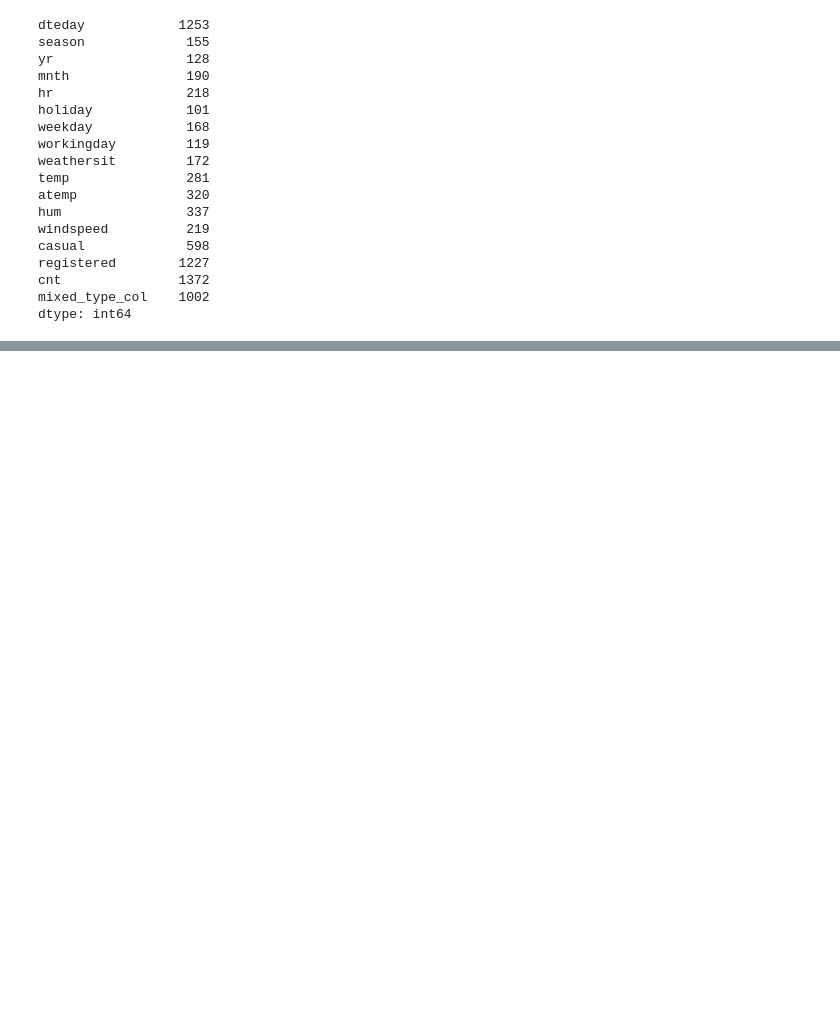
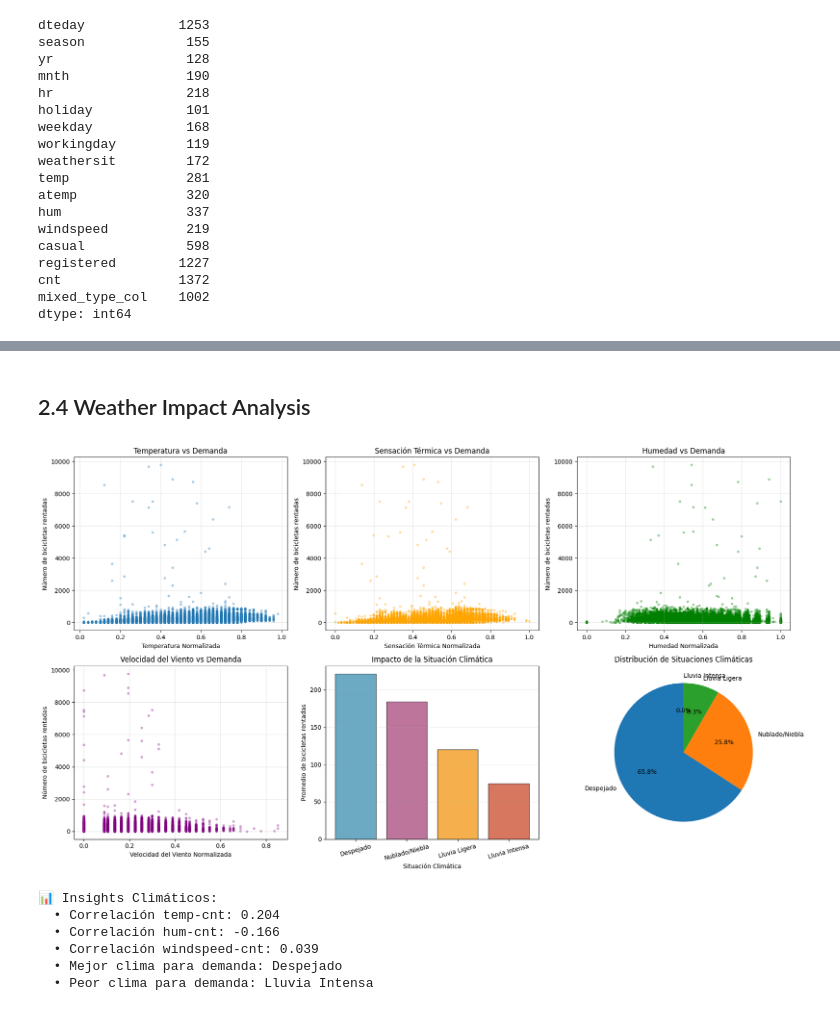
Before and after one commit to Isaac1606/mlops-team-61-project, a Jupyter notebook: notebooks/notebook.ipynb, the cells around one changed output, grey strips where cells are left out. Cells and saved outputs as stored; diff of their text form; code cells hidden in the pictures; blank space fills up the shorter version.

```diff
--- a/notebooks/notebook.ipynb
+++ b/notebooks/notebook.ipynb
@@ -141,0 +662,69 @@ dtype: int64
+# %% [markdown]
+## 2.4 Weather Impact Analysis
+# %%
+# Análisis del impacto del clima en la demanda
+fig, axes = plt.subplots(2, 3, figsize=(18, 10))
+
+# Temperatura vs Demanda
+axes[0, 0].scatter(df_clean['temp'], df_clean['cnt'], alpha=0.3, s=10)
+axes[0, 0].set_xlabel('Temperatura Normalizada')
+axes[0, 0].set_ylabel('Número de bicicletas rentadas')
+axes[0, 0].set_title('Temperatura vs Demanda')
+axes[0, 0].grid(True, alpha=0.3)
+
+# Sensación térmica vs Demanda
+axes[0, 1].scatter(df_clean['atemp'], df_clean['cnt'], alpha=0.3, s=10, color='orange')
+axes[0, 1].set_xlabel('Sensación Térmica Normalizada')
+axes[0, 1].set_ylabel('Número de bicicletas rentadas')
+axes[0, 1].set_title('Sensación Térmica vs Demanda')
+axes[0, 1].grid(True, alpha=0.3)
+
+# Humedad vs Demanda
+axes[0, 2].scatter(df_clean['hum'], df_clean['cnt'], alpha=0.3, s=10, color='green')
+axes[0, 2].set_xlabel('Humedad Normalizada')
+axes[0, 2].set_ylabel('Número de bicicletas rentadas')
+axes[0, 2].set_title('Humedad vs Demanda')
+axes[0, 2].grid(True, alpha=0.3)
+
+# Velocidad del viento vs Demanda
+axes[1, 0].scatter(df_clean['windspeed'], df_clean['cnt'], alpha=0.3, s=10, color='purple')
+axes[1, 0].set_xlabel('Velocidad del Viento Normalizada')
+axes[1, 0].set_ylabel('Número de bicicletas rentadas')
+axes[1, 0].set_title('Velocidad del Viento vs Demanda')
+axes[1, 0].grid(True, alpha=0.3)
+
+# Situación climática (categórica)
+weather_avg = df_clean.groupby('weathersit')['cnt'].mean().reset_index()
+weather_labels = {1: 'Despejado', 2: 'Nublado/Niebla', 3: 'Lluvia Ligera', 4: 'Lluvia Intensa'}
+weather_avg['weather_label'] = weather_avg['weathersit'].map(weather_labels)
+axes[1, 1].bar(weather_avg['weather_label'], weather_avg['cnt'],
+               alpha=0.7, edgecolor='black', color=['#2E86AB', '#A23B72', '#F18F01', '#C73E1D'])
+axes[1, 1].set_xlabel('Situación Climática')
+axes[1, 1].set_ylabel('Promedio de bicicletas rentadas')
+axes[1, 1].set_title('Impacto de la Situación Climática')
+axes[1, 1].tick_params(axis='x', rotation=15)
+axes[1, 1].grid(True, alpha=0.3, axis='y')
+
+# Distribución de situaciones climáticas
+weather_dist = df_clean['weathersit'].value_counts().sort_index()
+weather_dist.index = weather_dist.index.map(weather_labels)
+axes[1, 2].pie(weather_dist.values, labels=weather_dist.index, autopct='%1.1f%%', startangle=90)
+axes[1, 2].set_title('Distribución de Situaciones Climáticas')
+
+plt.tight_layout()
+plt.show()
+
+print("\n📊 Insights Climáticos:")
+print(f"  • Correlación temp-cnt: {df_clean['temp'].corr(df_clean['cnt']):.3f}")
+print(f"  • Correlación hum-cnt: {df_clean['hum'].corr(df_clean['cnt']):.3f}")
+print(f"  • Correlación windspeed-cnt: {df_clean['windspeed'].corr(df_clean['cnt']):.3f}")
+print(f"  • Mejor clima para demanda: {weather_avg.loc[weather_avg['cnt'].idxmax(), 'weather_label']}")
+print(f"  • Peor clima para demanda: {weather_avg.loc[weather_avg['cnt'].idxmin(), 'weather_label']}")
+# %% [output]
+[figure, added]
+📊 Insights Climáticos:
+  • Correlación temp-cnt: 0.204
+  • Correlación hum-cnt: -0.166
+  • Correlación windspeed-cnt: 0.039
+  • Mejor clima para demanda: Despejado
+  • Peor clima para demanda: Lluvia Intensa
```
Also changed, not shown: parts of 37 cells of this notebook, 6 other files.
